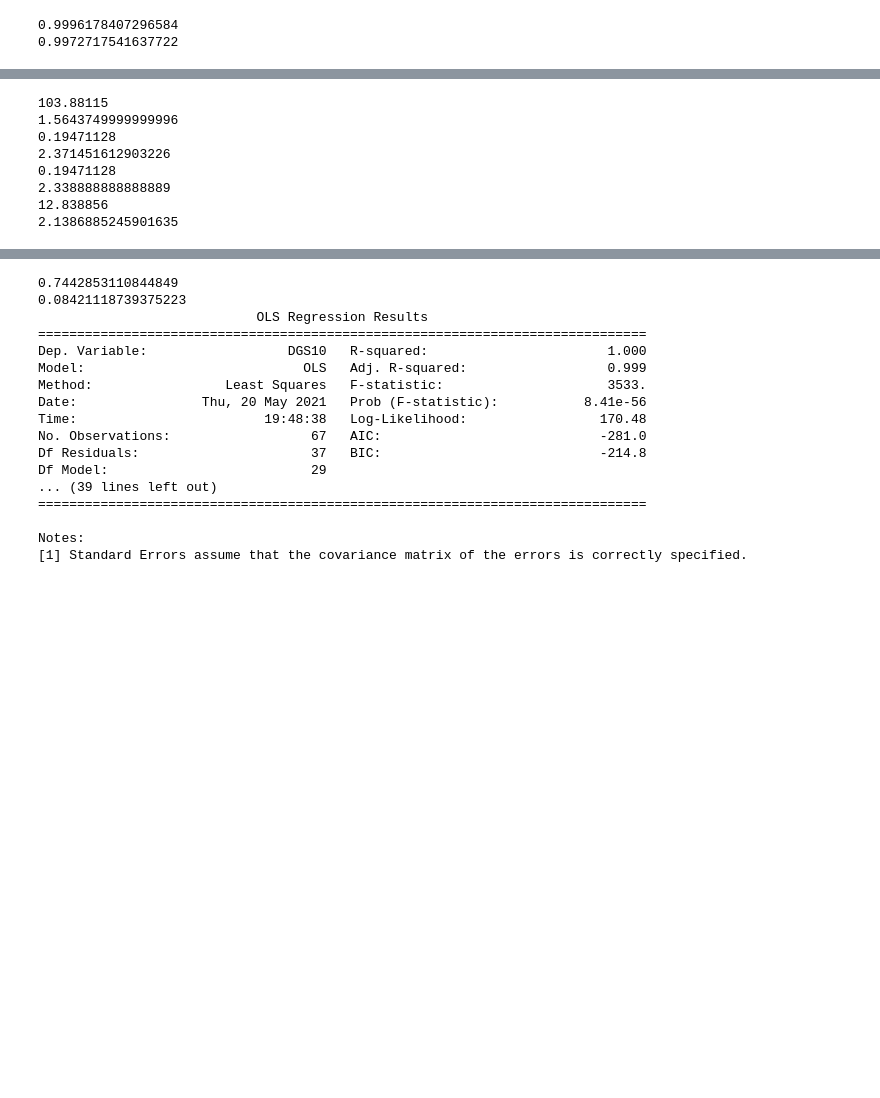
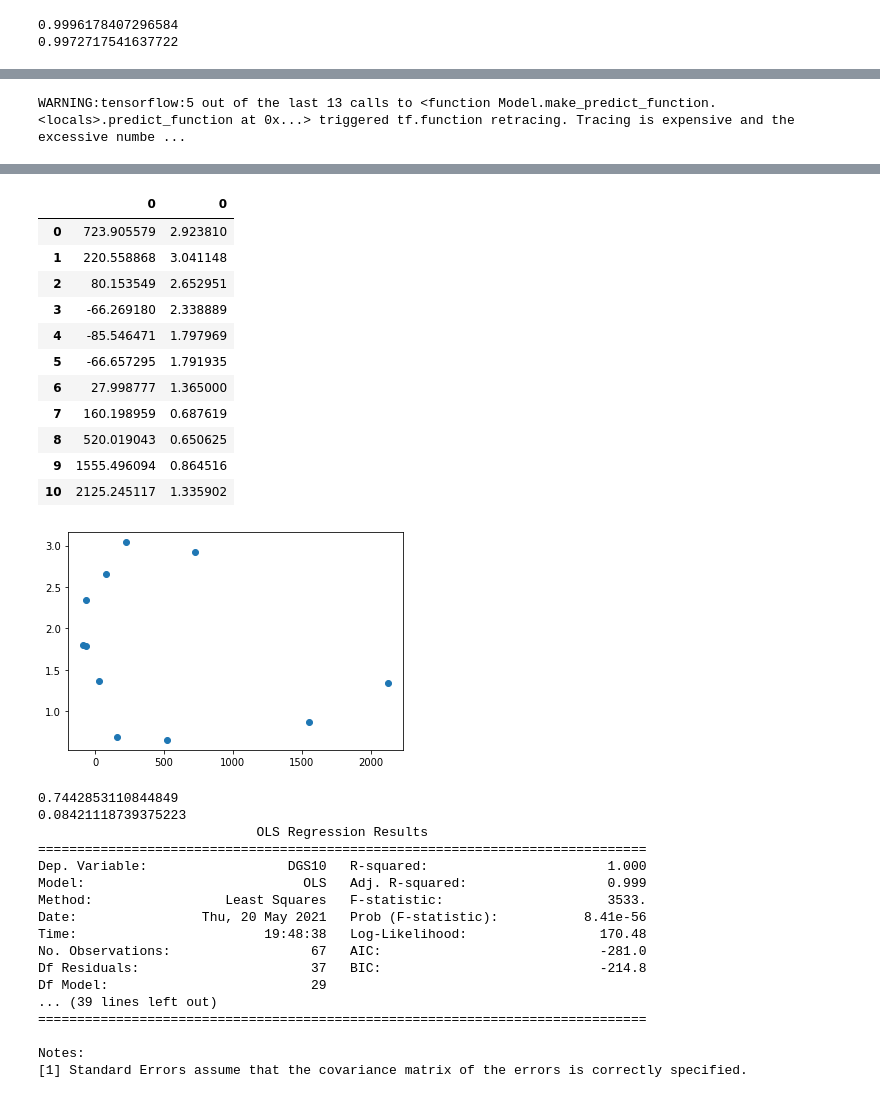
Before and after one commit to webclinic017/Python-Stock-1, a Jupyter notebook: FRED_analysis.ipynb, the cells around one changed output, grey strips where cells are left out. Drawn from its saved outputs; the diff is of its cells as text; code cells hidden in the pictures; blank space fills up the shorter version.

```diff
--- a/FRED_analysis.ipynb
+++ b/FRED_analysis.ipynb
@@ -837,16 +861,27 @@ plt.show()
 # %%
+import matplotlib.pyplot as plt
+#multi
 yhat = model.predict(X_test, verbose=0)
 
-results = yhat.reshape(len(y_test), int(yhat.shape[1]/X_test.shape[2]), len(transformed.columns))
-for i in range(0,len(results)):
-    print(pd.DataFrame(results[i])[0][0])
-    print(pd.DataFrame(y_test[i])[0][0])
+predicted = []
+original = []
+if len(ycolumns) > 1:
+    results = yhat.reshape(len(y_test), int(yhat.shape[1]/X_test.shape[2]), len(transformed.columns))
+    for i in range(0,len(results)):
+        predicted.append(pd.DataFrame(results[i])[0][0])
+        original.append(pd.DataFrame(y_test[i])[0][0])
+        #print(pd.DataFrame(results[i])[0][0])
+        #print(pd.DataFrame(y_test[i])[0][0])
+else:
+    results = yhat
+    for i in range(0,len(results)):
+        predicted.append(results[i])
+        original.append(y_test[i])
+        #print(pd.DataFrame(results[i]))
+        #print(pd.DataFrame(y_test[i]))
+
+plt.scatter(predicted,original)
+
+pd.concat([pd.DataFrame(predicted),pd.DataFrame(original)],axis=1)
 # %% [output]
-103.88115
-1.5643749999999996
-0.19471128
-2.371451612903226
-0.19471128
-2.338888888888889
-12.838856
-2.1386885245901635
+WARNING:tensorflow:5 out of the last 13 calls to <function Model.make_predict_function.<locals>.predict_function at 0x...> triggered tf.function retracing. Tracing is expensive and the excessive numbe ...
@@ -853,3 +889,16 @@ for i in range(0,len(results)):
+|  | 0 | 0 |
+| 0 | 723.905579 | 2.923810 |
+| 1 | 220.558868 | 3.041148 |
+| 2 | 80.153549 | 2.652951 |
+| 3 | -66.269180 | 2.338889 |
+| 4 | -85.546471 | 1.797969 |
+| 5 | -66.657295 | 1.791935 |
+| 6 | 27.998777 | 1.365000 |
+| 7 | 160.198959 | 0.687619 |
+| 8 | 520.019043 | 0.650625 |
+| 9 | 1555.496094 | 0.864516 |
+| 10 | 2125.245117 | 1.335902 |
+[figure, added]
 # %%
 coef = pd.DataFrame(best_model.coef_).set_index(X_inter_train.columns)
 
```
Also changed, not shown: parts of 5 cells of this notebook.
